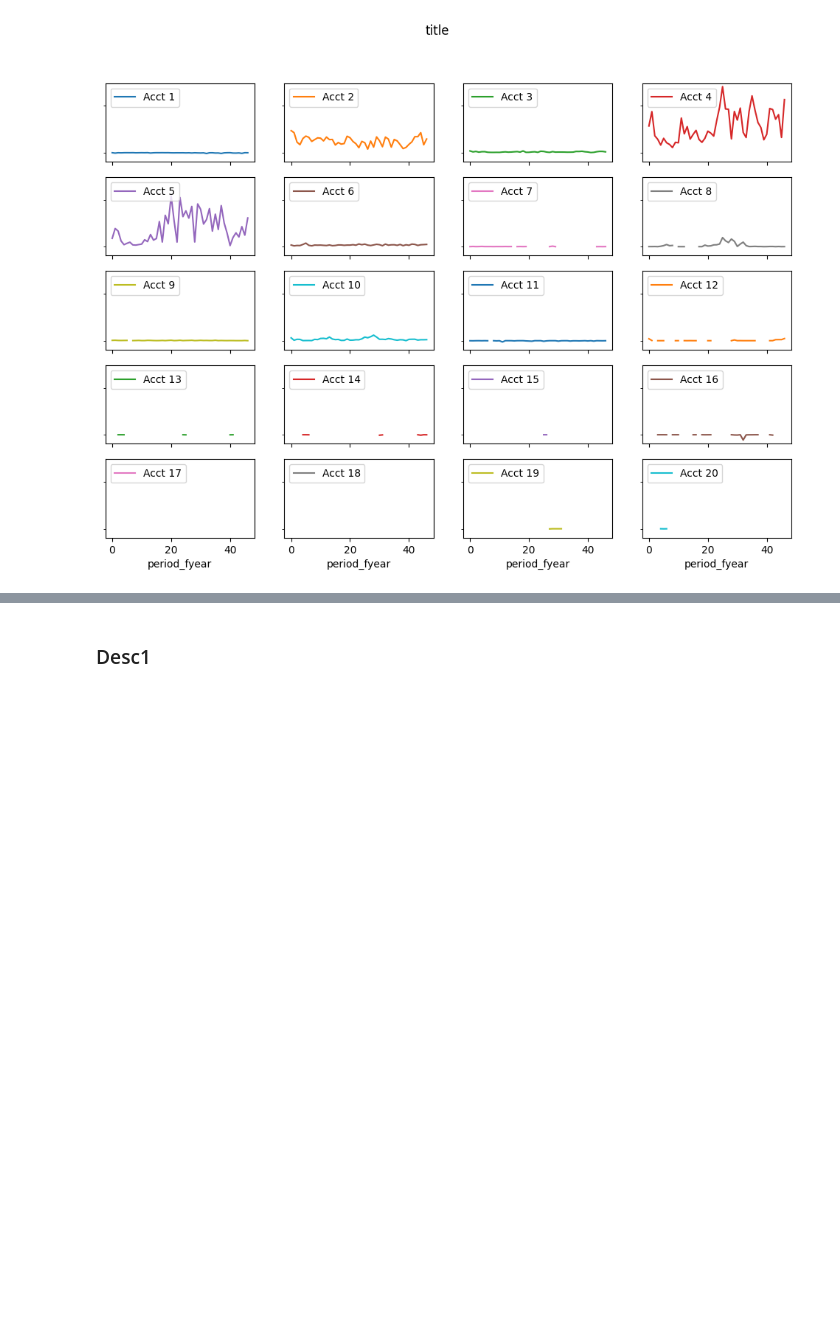
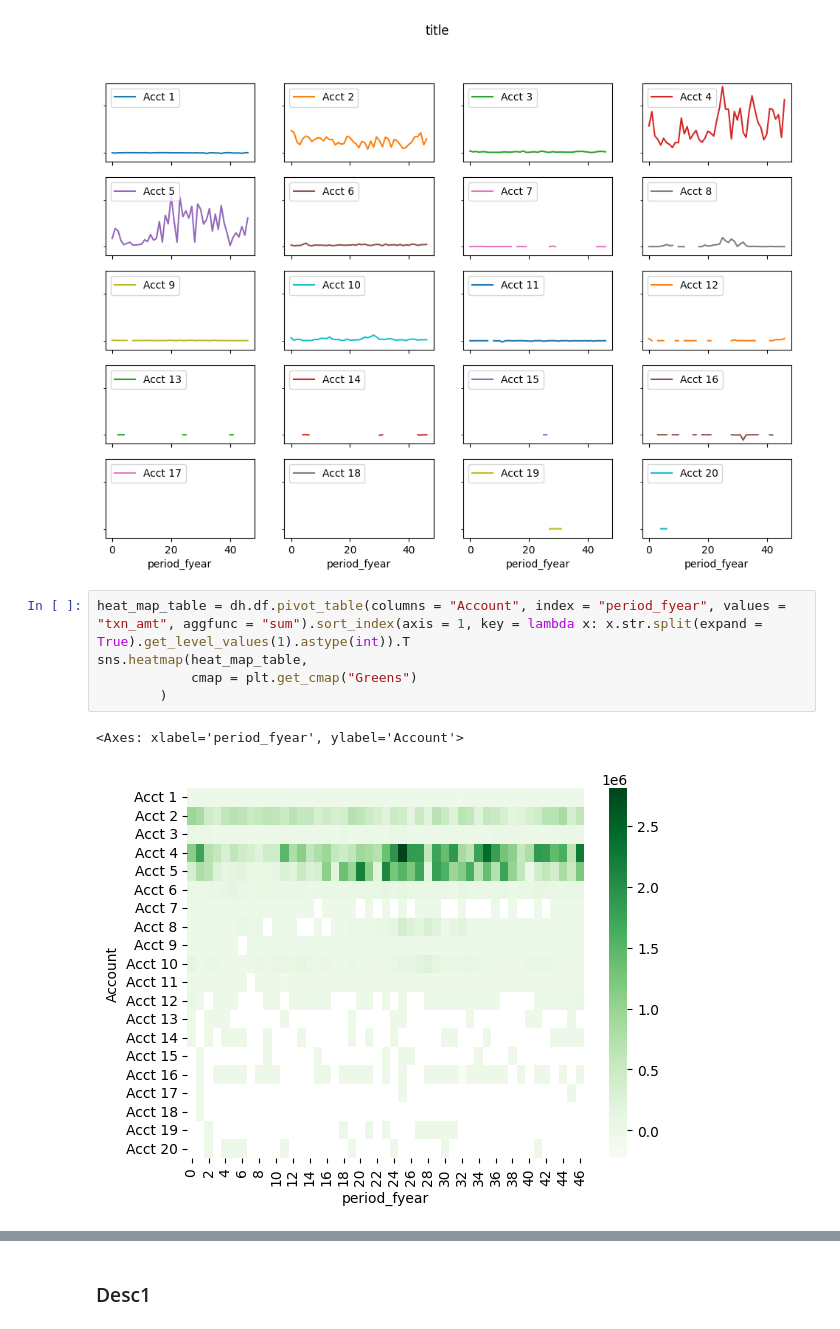
Before and after one commit to lelandjmurrin/Acquisition_Due_Dilligence_Capstone_Project, a Jupyter notebook: GeneralLedgerTxns_EDA.ipynb, the cells around one changed output, grey strips where cells are left out. Cells and saved outputs as stored; diff of their text form; blank space fills up the shorter version.

```diff
--- a/GeneralLedgerTxns_EDA.ipynb
+++ b/GeneralLedgerTxns_EDA.ipynb
@@ -946,3 +942,11 @@ for ax in axs.ravel():
     ax.legend(loc = "upper left")
 # %% [output]
 [figure]
+# %%
+heat_map_table = dh.df.pivot_table(columns = "Account", index = "period_fyear", values = "txn_amt", aggfunc = "sum").sort_index(axis = 1, key = lambda x: x.str.split(expand = True).get_level_values(1).astype(int)).T
+sns.heatmap(heat_map_table,
+            cmap = plt.get_cmap("Greens")
+        )
+# %% [output]
+<Axes: xlabel='period_fyear', ylabel='Account'>
+[figure, added]
```
Also changed, not shown: parts of 13 cells of this notebook, 2 other files.
